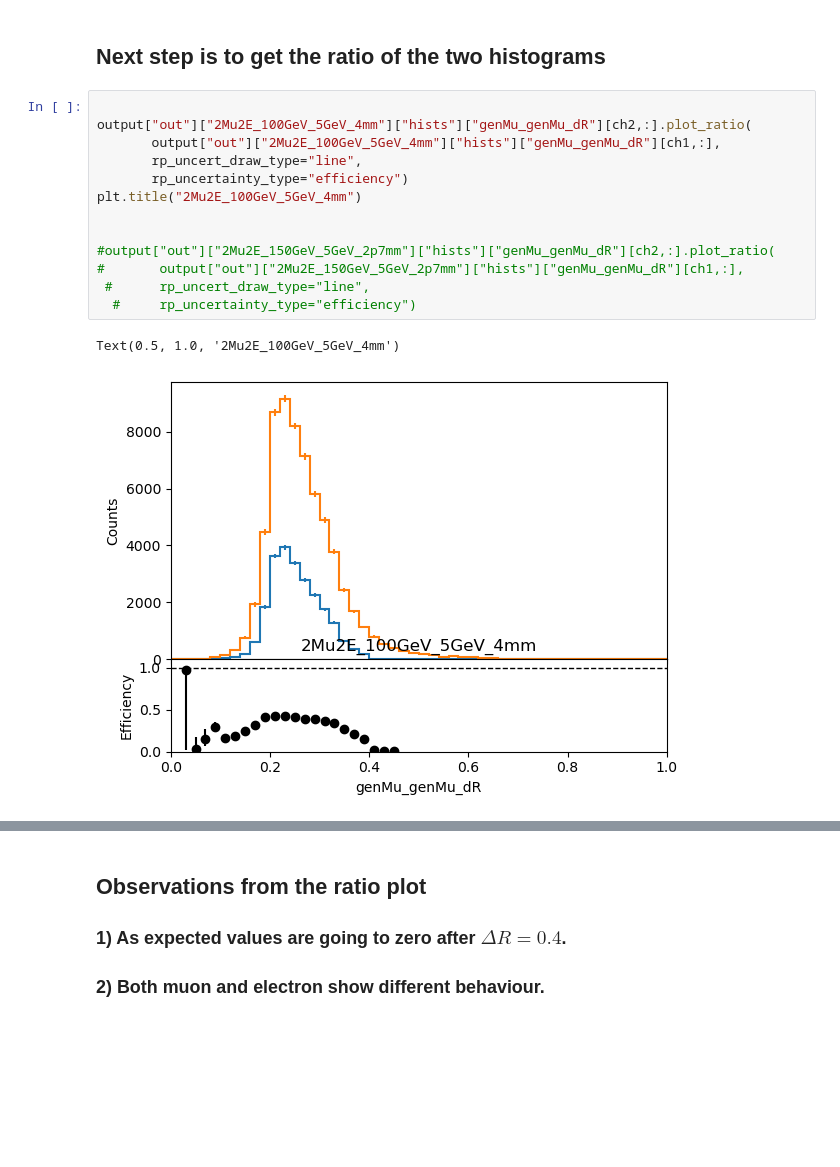
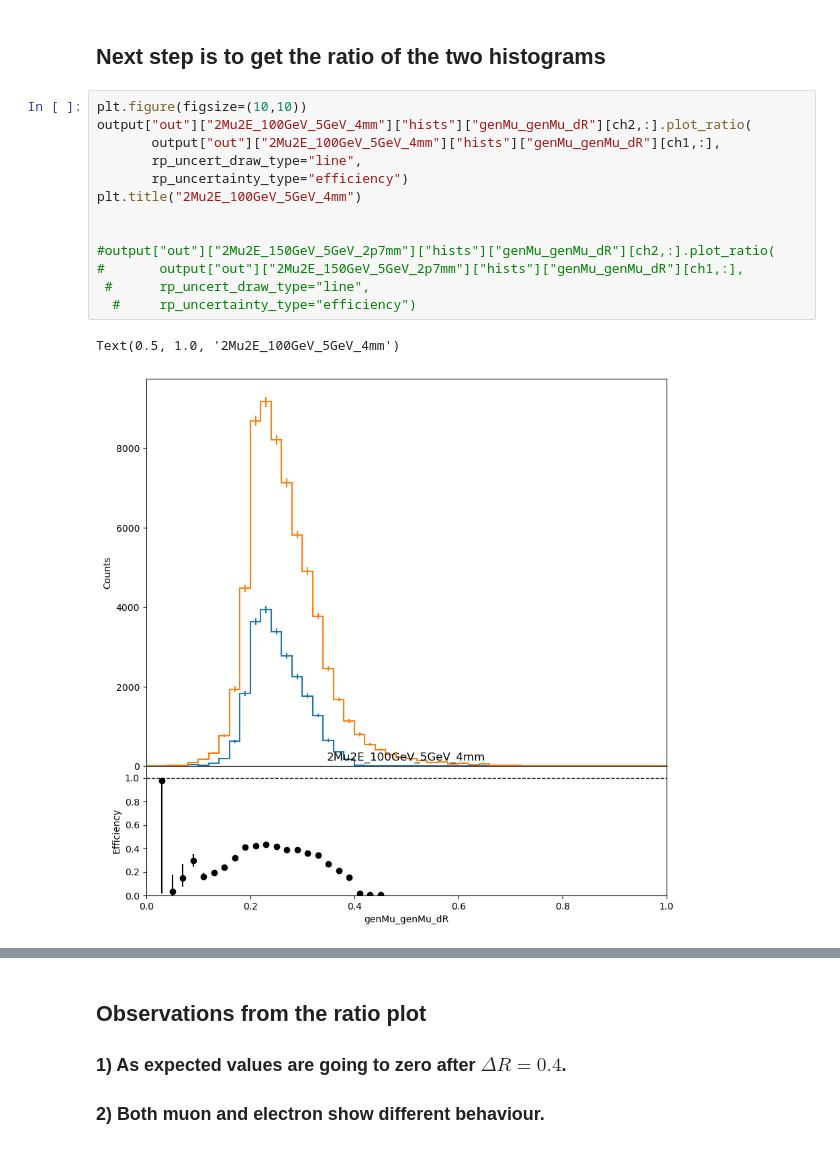
Before and after one commit to yfv2ev/SIDM, a Jupyter notebook: sidm/studies/leptonDeltaR.ipynb, the cells around one changed output, grey strips where cells are left out. Cells and saved outputs as stored; diff of their text form; blank space fills up the shorter version.

Commit message:
Changed the size of the plots for all the efficiency plots.

```diff
--- a/sidm/studies/leptonDeltaR.ipynb
+++ b/sidm/studies/leptonDeltaR.ipynb
@@ -128,19 +128,19 @@ Text(0.5, 0.98, '$\\Delta R$ between lepton pairs in 2mu2e channel')
 # %% [markdown]
 ## Next step is to get the ratio of the two histograms
 # %%
-
+plt.figure(figsize=(10,10))
 output["out"]["2Mu2E_100GeV_5GeV_4mm"]["hists"]["genMu_genMu_dR"][ch2,:].plot_ratio(
        output["out"]["2Mu2E_100GeV_5GeV_4mm"]["hists"]["genMu_genMu_dR"][ch1,:],
        rp_uncert_draw_type="line",
        rp_uncertainty_type="efficiency")
 plt.title("2Mu2E_100GeV_5GeV_4mm")
 
 
 #output["out"]["2Mu2E_150GeV_5GeV_2p7mm"]["hists"]["genMu_genMu_dR"][ch2,:].plot_ratio(
 #       output["out"]["2Mu2E_150GeV_5GeV_2p7mm"]["hists"]["genMu_genMu_dR"][ch1,:],
  #      rp_uncert_draw_type="line",
   #     rp_uncertainty_type="efficiency")
 # %% [output]
 Text(0.5, 1.0, '2Mu2E_100GeV_5GeV_4mm')
-[figure, old version]
+[figure, new version]
 # %%
```
Also changed, not shown: parts of 12 cells of this notebook.
